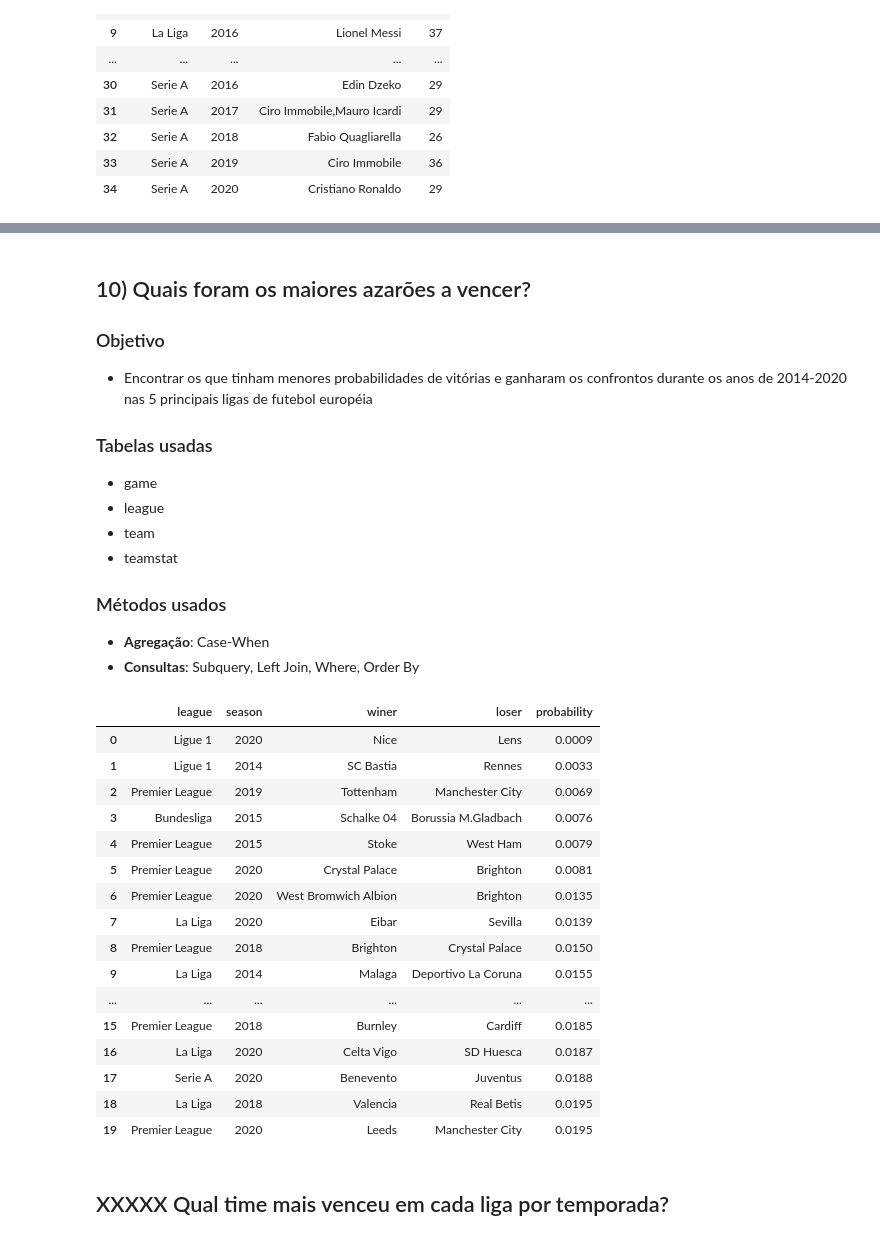
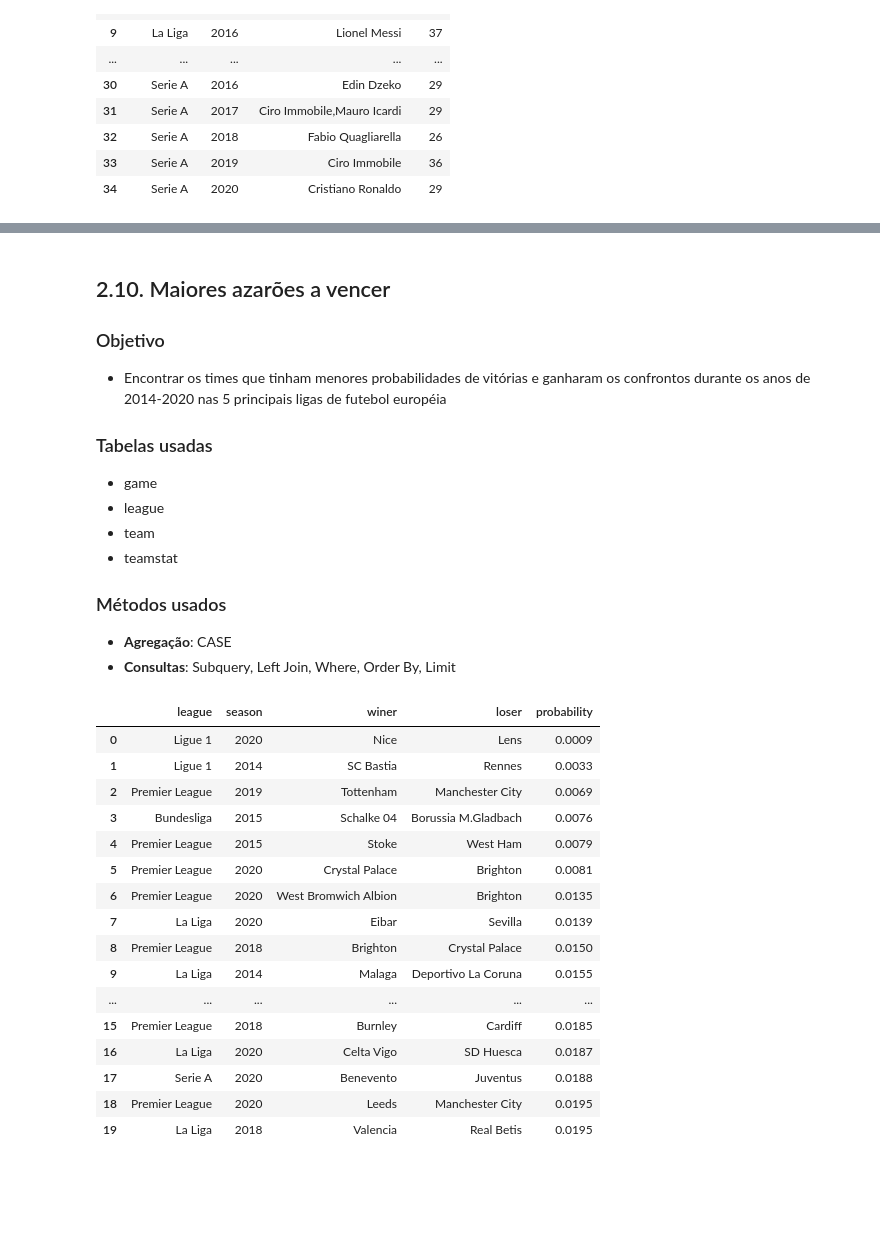
Before and after one commit to ciencia-dados-ifsp-grupo5/FootbalDatabase, a Jupyter notebook: notebooks/FootballDatabase_analysis.ipynb, the cells around one changed output, grey strips where cells are left out. Saved outputs shown, nothing was run; the diff lists cells and outputs as text; code cells hidden in the pictures; blank space fills up the shorter version.

```diff
--- a/notebooks/FootballDatabase_analysis.ipynb
+++ b/notebooks/FootballDatabase_analysis.ipynb
@@ -171,0 +187,18 @@ def mysql_close_connection(cnx):
+# %%
+def mysql_connect(config):
+
+    try:
+        cnx = mysql.connector.connect(**config)
+        return cnx
+
+    except mysql.connector.Error as err:
+        if err.errno == errorcode.ER_ACCESS_DENIED_ERROR:
+            print(f'[CONNERROR] Invalid credentials: {err}')
+
+        elif err.errno == errorcode.ER_BAD_DB_ERROR:
+            print(f'[CONNERROR] Database does not exist: {err}')
+
+        else:
+            print(f'[CONNERROR] {err}')
+
+        return None
@@ -172,9 +218,12 @@ def mysql_close_connection(cnx):
 # %%
-import pandas as pd
+def exec_query(query):
 
-def exec_query(query):
-    cnx, cursor = mysql_connect(DB_CONFIG)
+    cnx = mysql_connect(DB_CONFIG)
+    cursor = cnx.cursor()
+
     cursor.execute(query)
+
     df = pd.DataFrame(cursor.fetchall(), columns=cursor.column_names)
+
     mysql_close_connection(cnx)
     return df
@@ -793,20 +826,20 @@ plt.show()
 # %% [markdown]
-## 10) Quais foram os maiores azarões a vencer?
+## 2.10. Maiores azarões a vencer
 
 ### Objetivo
-* Encontrar os que tinham menores probabilidades de vitórias e ganharam os confrontos durante os anos de 2014-2020 nas 5 principais ligas de futebol européia
+- Encontrar os times que tinham menores probabilidades de vitórias e ganharam os confrontos durante os anos de 2014-2020 nas 5 principais ligas de futebol européia
 
 ### Tabelas usadas
-* game
-* league
-* team
-* teamstat
+- game
+- league
+- team
+- teamstat
 
 ### Métodos usados
-* <b>Agregação</b>: Case-When
-* <b>Consultas</b>: Subquery, Left Join, Where, Order By
+- **Agregação**: CASE
+- **Consultas**: Subquery, Left Join, Where, Order By, Limit
 # %%
-question_10 = '''
+query_10 = '''
 SELECT
     league,
     season,
@@ -829,37 +862,37 @@ FROM (
         homeProbability,
         awayProbability,
         homeTeam.name as homeTeam,
         awayTeam.name as awayTeam
     FROM game
     LEFT JOIN league ON league.leagueID = game.leagueID
     LEFT JOIN team as homeTeam ON homeTeam.teamID = game.homeTeamID
     LEFT JOIN team as awayTeam ON awayTeam.teamID = game.awayTeamID
     LEFT JOIN teamstat ON game.gameID = teamstat.gameID
     WHERE
-        (homeProbability < awayProbability AND teamstat.teamID = game.homeTeamID and results = 'W') OR
-        (homeProbability > awayProbability AND teamstat.teamID = game.awayTeamID and results = 'W')
+        (homeProbability < awayProbability AND teamstat.teamID = game.homeTeamID and result = 'W') OR
+        (homeProbability > awayProbability AND teamstat.teamID = game.awayTeamID and result = 'W')
 ) as p
 ORDER BY probability
+LIMIT 20
 '''
 
-exec_query(question_10).head(20)
+result_10 = exec_query(query_10)
+result_10
 # %% [output]
 |  | league | season | winer | loser | probability |
 | 0 | Ligue 1 | 2020 | Nice | Lens | 0.0009 |
 | 1 | Ligue 1 | 2014 | SC Bastia | Rennes | 0.0033 |
 | 2 | Premier League | 2019 | Tottenham | Manchester City | 0.0069 |
 | 3 | Bundesliga | 2015 | Schalke 04 | Borussia M.Gladbach | 0.0076 |
 | 4 | Premier League | 2015 | Stoke | West Ham | 0.0079 |
 | 5 | Premier League | 2020 | Crystal Palace | Brighton | 0.0081 |
 | 6 | Premier League | 2020 | West Bromwich Albion | Brighton | 0.0135 |
 | 7 | La Liga | 2020 | Eibar | Sevilla | 0.0139 |
 | 8 | Premier League | 2018 | Brighton | Crystal Palace | 0.0150 |
 | 9 | La Liga | 2014 | Malaga | Deportivo La Coruna | 0.0155 |
 | ... | ... | ... | ... | ... | ... |
 | 15 | Premier League | 2018 | Burnley | Cardiff | 0.0185 |
 | 16 | La Liga | 2020 | Celta Vigo | SD Huesca | 0.0187 |
 | 17 | Serie A | 2020 | Benevento | Juventus | 0.0188 |
-| 18 | La Liga | 2018 | Valencia | Real Betis | 0.0195 |
-| 19 | Premier League | 2020 | Leeds | Manchester City | 0.0195 |
+| 18 | Premier League | 2020 | Leeds | Manchester City | 0.0195 |
+| 19 | La Liga | 2018 | Valencia | Real Betis | 0.0195 |
-# %% [markdown]
-## XXXXX Qual time mais venceu em cada liga por temporada?
```
Also changed, not shown: parts of 46 cells of this notebook, 3 other files.
